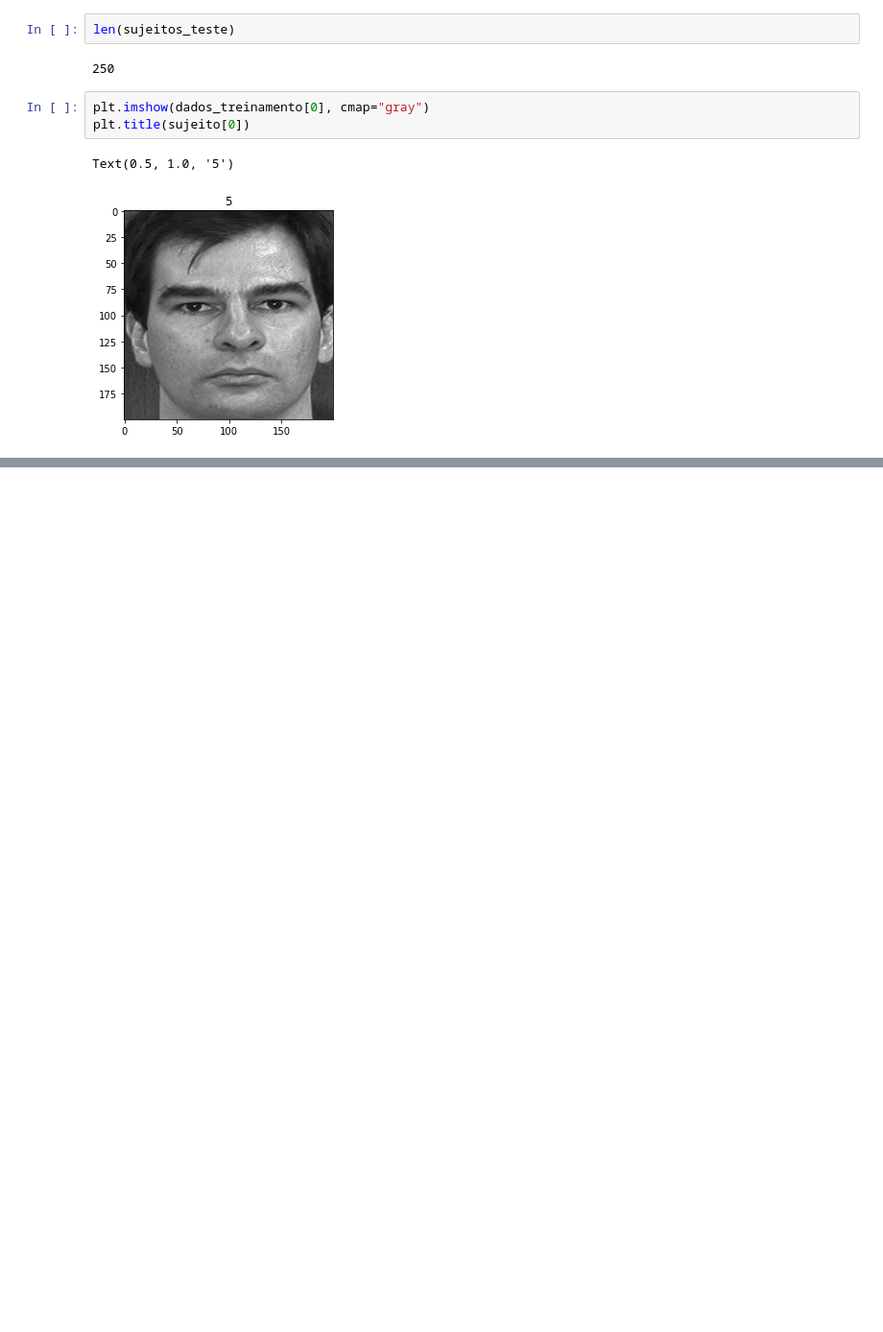
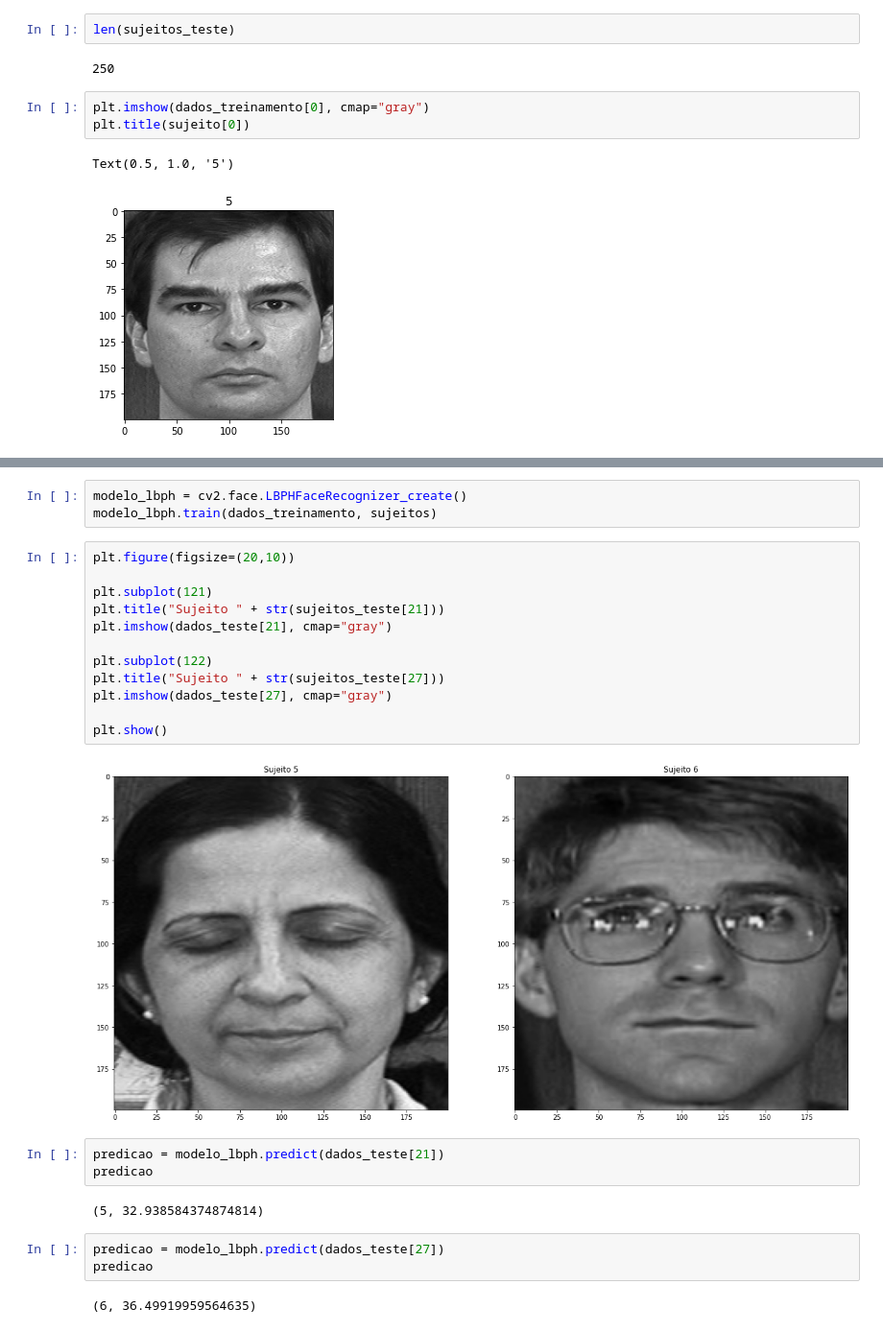
Before and after one commit to binhojulix/trabalho_de_visao_computacional, a Jupyter notebook: lab/trabalho_vc.ipynb, the cells around one changed output, grey strips where cells are left out. Shown at 96% size. Drawn from its saved outputs; the diff is of its cells as text; blank space fills up the shorter version.

```diff
--- a/lab/trabalho_vc.ipynb
+++ b/lab/trabalho_vc.ipynb
@@ -88,0 +150,27 @@ Text(0.5, 1.0, '5')
+# %%
+modelo_lbph = cv2.face.LBPHFaceRecognizer_create()
+modelo_lbph.train(dados_treinamento, sujeitos)
+# %%
+plt.figure(figsize=(20,10))
+
+plt.subplot(121)
+plt.title("Sujeito " + str(sujeitos_teste[21]))
+plt.imshow(dados_teste[21], cmap="gray")
+
+plt.subplot(122)
+plt.title("Sujeito " + str(sujeitos_teste[27]))
+plt.imshow(dados_teste[27], cmap="gray")
+
+plt.show()
+# %% [output]
+[figure, added]
+# %%
+predicao = modelo_lbph.predict(dados_teste[21])
+predicao
+# %% [output]
+(5, 32.938584374874814)
+# %%
+predicao = modelo_lbph.predict(dados_teste[27])
+predicao
+# %% [output]
+(6, 36.49919959564635)
```
Also changed, not shown: parts of 10 cells of this notebook.
